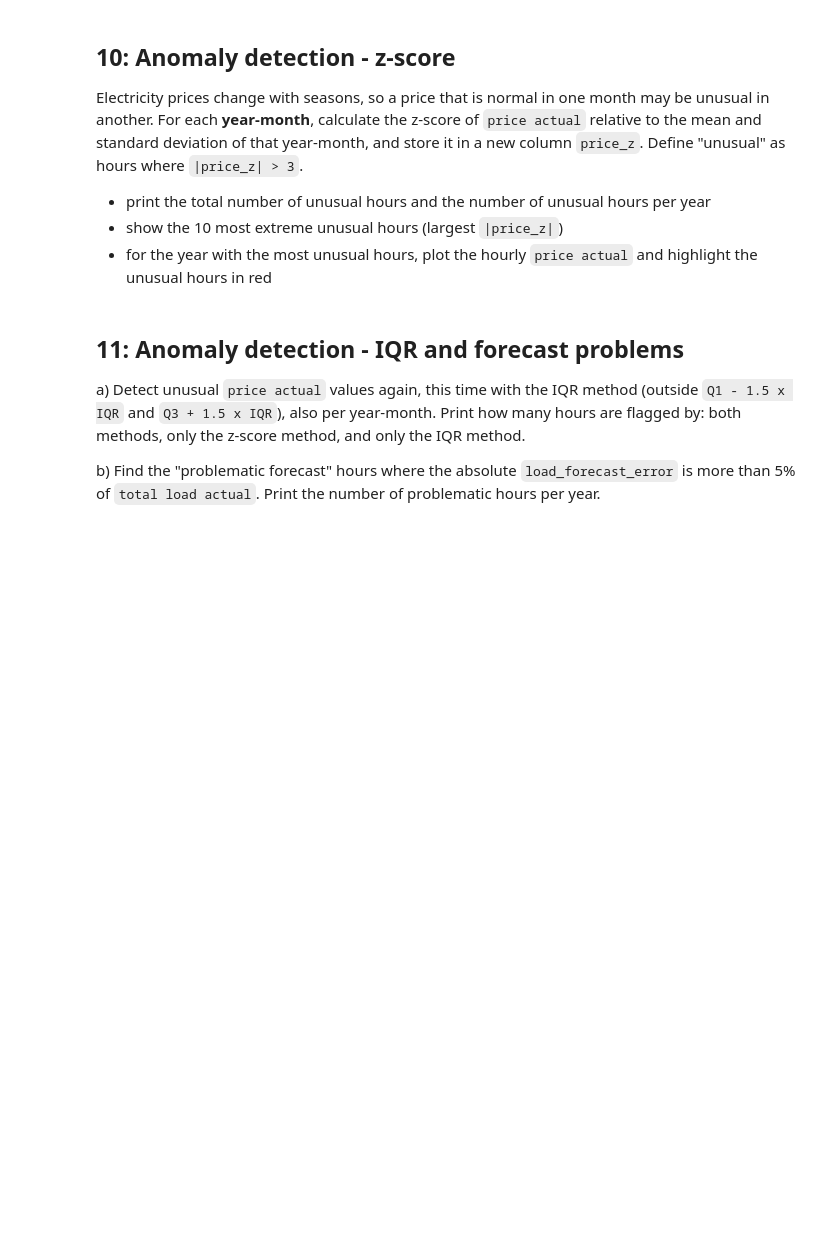
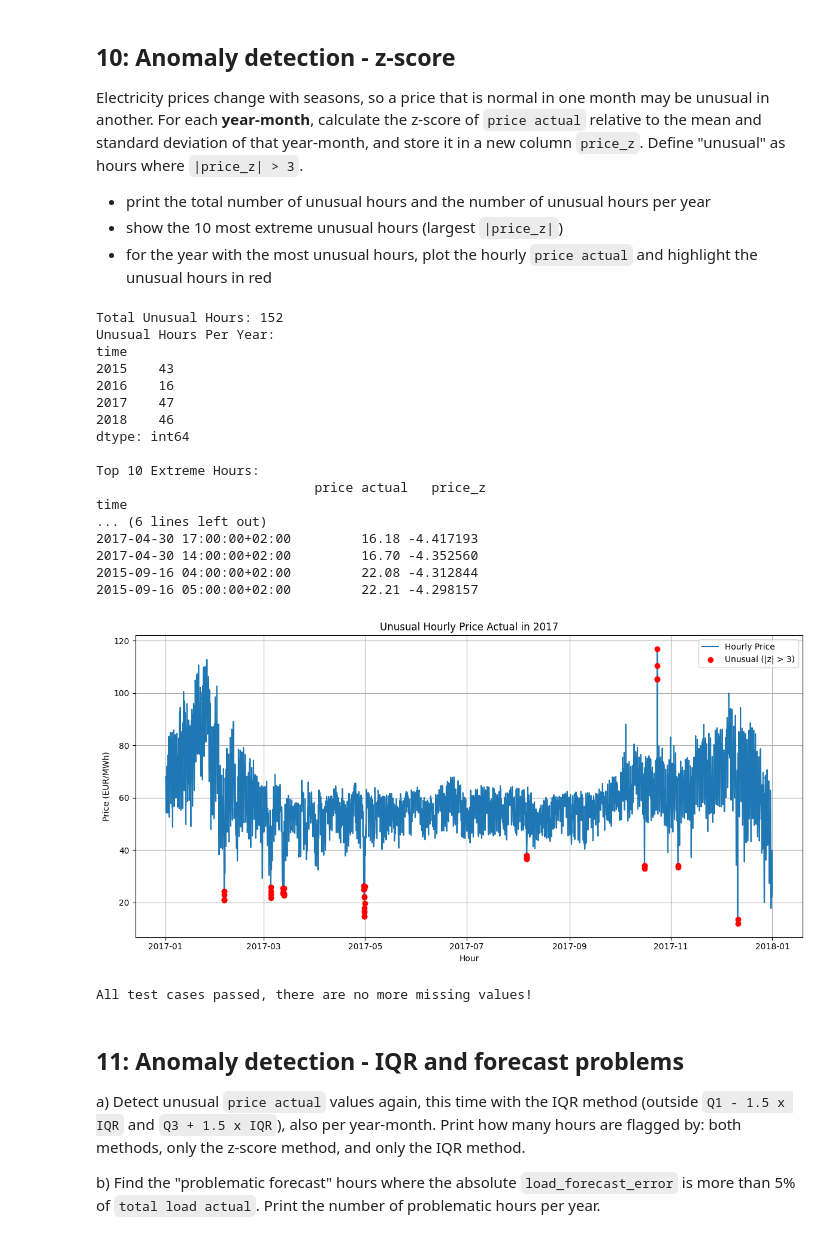
Before and after one commit to leon72305-source/26007815_tb1, a Jupyter notebook: 26007815_1.ipynb, the cells around one changed output. Cells and saved outputs as stored; diff of their text form; code cells hidden in the pictures; blank space fills up the shorter version.

Commit message:
Commit: New Notebook - Part C Completed & Missing Descriptions + Assertions

```diff
--- a/26007815_1.ipynb
+++ b/26007815_1.ipynb
@@ -658,6 +653,64 @@ Electricity prices change with seasons, so a price that is normal in one month m
+# %%
+# BEGIN SOLUTION
+# Calculates z-score of 'price actual' based off year-month's mean and std
+year_month = df_clean.groupby([df_clean.index.year, df_clean.index.month])['price actual']
+df_clean['price_z'] = year_month.transform(lambda x: (x - x.mean()) / x.std()) # Applies Z-score formula
+
+# Unusual Hours Count and Total
+unusual_hours = df_clean[df_clean['price_z'].abs() > 3] # Defines unusual hours by checking if it exceeds threshold
+print("Total Unusual Hours:", len(unusual_hours))
+print("Unusual Hours Per Year:")
+print(unusual_hours.groupby(unusual_hours.index.year).size())
+
+# Top 10 Extreme Hours
+top_10 = unusual_hours.loc[unusual_hours['price_z'].abs().nlargest(10).index, ['price actual', 'price_z']]
+print("\nTop 10 Extreme Hours:\n",top_10)
+
+# Unusual Years Plot
+peak_years = unusual_hours.index.year.value_counts().idxmax() # Finds single year with most unusual hours
+df_peak = df_clean[df_clean.index.year == peak_years] # Filters dataset for that year with peak unusual hours
+unusual_peak = unusual_hours[unusual_hours.index.year == peak_years] # Filters unusual hours for that peak year
+
+plt.figure(figsize=(12, 6))
+plt.plot(df_peak.index, df_peak['price actual'], label='Hourly Price')
+plt.scatter(unusual_peak.index, unusual_peak['price actual'], color='red', zorder=5, label='Unusual (|z| > 3)') # Zorder controls image layer
+plt.legend()
+plt.title(f'Unusual Hourly Price Actual in {peak_years}')
+plt.xlabel('Hour')
+plt.ylabel('Price (EUR/MWh)')
+
+plt.grid(True)
+plt.tight_layout()
+plt.show()
+# END SOLUTION
+# %% [output]
+Total Unusual Hours: 152
+Unusual Hours Per Year:
+time
+2015    43
+2016    16
+2017    47
+2018    46
+dtype: int64
+
+Top 10 Extreme Hours:
+                            price actual   price_z
+time
+... (6 lines left out)
+2017-04-30 17:00:00+02:00         16.18 -4.417193
+2017-04-30 14:00:00+02:00         16.70 -4.352560
+2015-09-16 04:00:00+02:00         22.08 -4.312844
+2015-09-16 05:00:00+02:00         22.21 -4.298157
+[figure, added]
 # %%
 # Add at least one test case here to verify the correctness of your code.
 # You can use assertions or print statements to check the expected output.
+
+#Ensures that new columns are created in df_clean
+assert 'price_z' in df_clean.columns, "Error: 'price_z' column not found in df_clean"
+print("All test cases passed, there are no more missing values!")
+# %% [output]
+All test cases passed, there are no more missing values!
 # %% [markdown]
 ## 11: Anomaly detection - IQR and forecast problems
 
```
Also changed, not shown: parts of 9 cells of this notebook.
